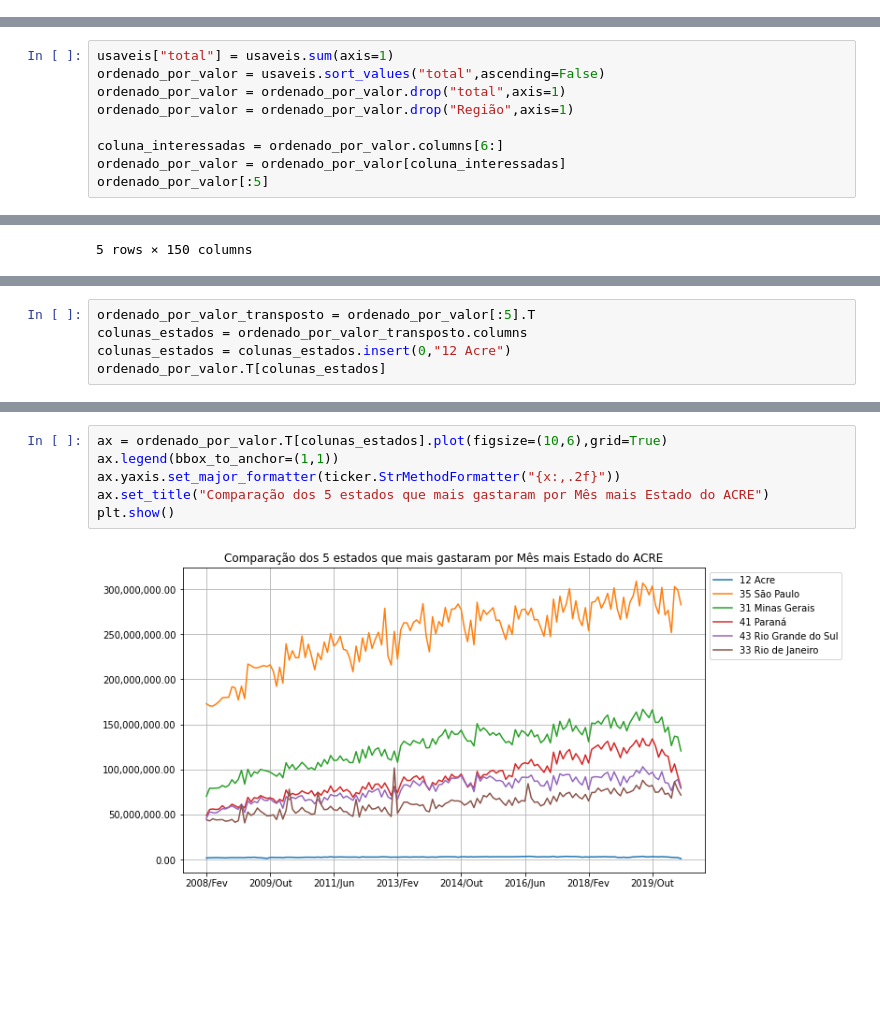
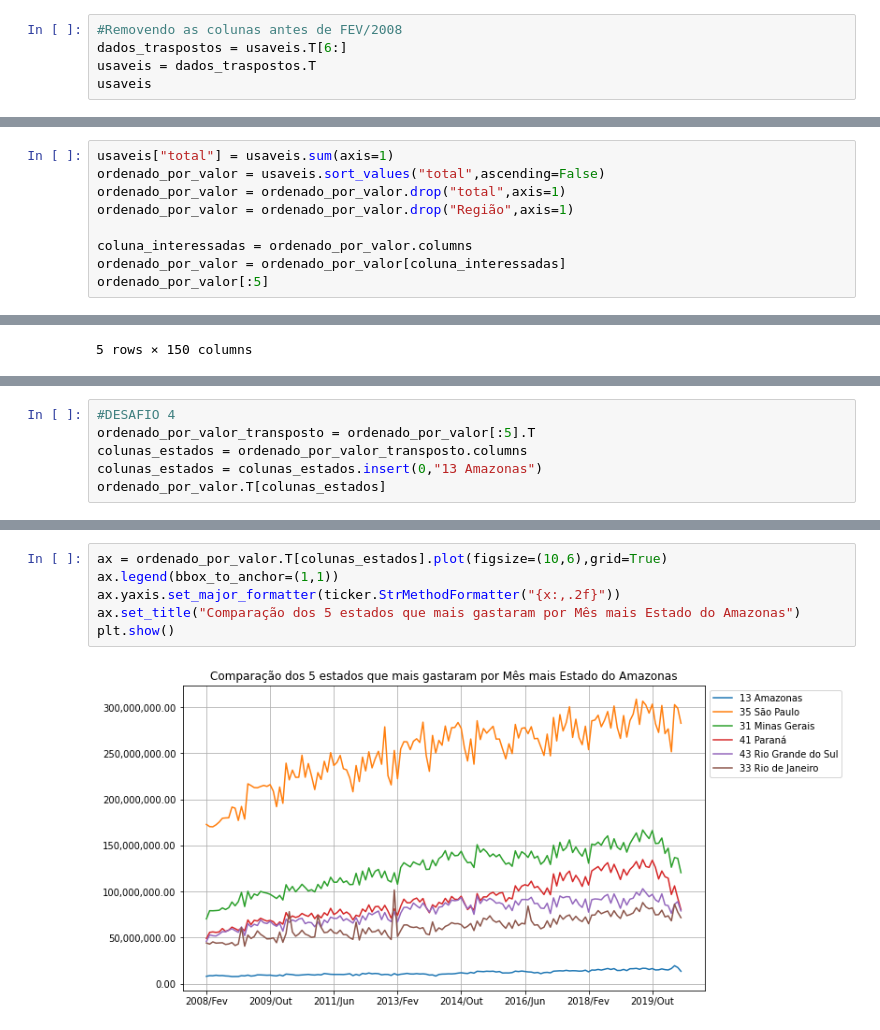
Before and after one commit to r10silveira/bootcampDataScience, a Jupyter notebook: Modulo1/Aula3.ipynb, the cells around one changed output, grey strips where cells are left out. Cells and saved outputs as stored; diff of their text form; blank space fills up the shorter version.

Commit message:
Aula 3 e Desafios concluídos

```diff
--- a/Modulo1/Aula3.ipynb
+++ b/Modulo1/Aula3.ipynb
@@ -46,3 +46,8 @@ usaveis.head()
 | 14 Roraima | 4785.91 | 11858.63 | 43852.67 | 369328.51 | 470676.43 | 808448.39 | 771687.83 | 876091.18 | 896952.53 | ... |
 | 15 Pará | 181159.29 | 433414.74 | 1893197.50 | 5105406.44 | 13162823.43 | 21762104.16 | 20126081.01 | 22149375.82 | 23436682.75 | ... |
 5 rows × 156 columns
+# %%
+#Removendo as colunas antes de FEV/2008
+dados_traspostos = usaveis.T[6:]
+usaveis = dados_traspostos.T
+usaveis
@@ -115,7 +120,7 @@ ordenado_por_valor = usaveis.sort_values("total",ascending=False)
 ordenado_por_valor = ordenado_por_valor.drop("total",axis=1)
 ordenado_por_valor = ordenado_por_valor.drop("Região",axis=1)
 
-coluna_interessadas = ordenado_por_valor.columns[6:]
+coluna_interessadas = ordenado_por_valor.columns
 ordenado_por_valor = ordenado_por_valor[coluna_interessadas]
 ordenado_por_valor[:5]
 # %% [output]
@@ -136,8 +142,9 @@ plt.show()
 # %% [output]
 [figure]
 # %%
+#DESAFIO 4
 ordenado_por_valor_transposto = ordenado_por_valor[:5].T
 colunas_estados = ordenado_por_valor_transposto.columns
-colunas_estados = colunas_estados.insert(0,"12 Acre")
+colunas_estados = colunas_estados.insert(0,"13 Amazonas")
 ordenado_por_valor.T[colunas_estados]
 # %% [output]
@@ -157,10 +164,10 @@ ordenado_por_valor.T[colunas_estados]
 # %%
 ax = ordenado_por_valor.T[colunas_estados].plot(figsize=(10,6),grid=True)
 ax.legend(bbox_to_anchor=(1,1))
 ax.yaxis.set_major_formatter(ticker.StrMethodFormatter("{x:,.2f}"))
-ax.set_title("Comparação dos 5 estados que mais gastaram por Mês mais Estado do ACRE")
+ax.set_title("Comparação dos 5 estados que mais gastaram por Mês mais Estado do Amazonas")
 plt.show()
 # %% [output]
-[figure, old version]
+[figure, new version]
 # %%
 dados_regiao_sudeste = usaveis.query("Região=='Sudeste'")
```
Also changed, not shown: parts of 16 cells of this notebook, 1 other file.
